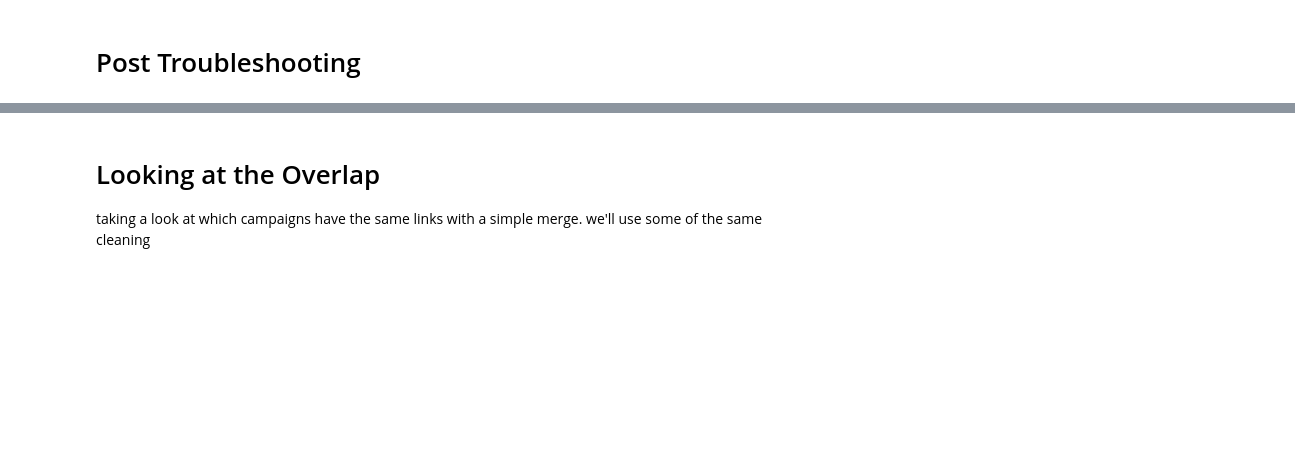
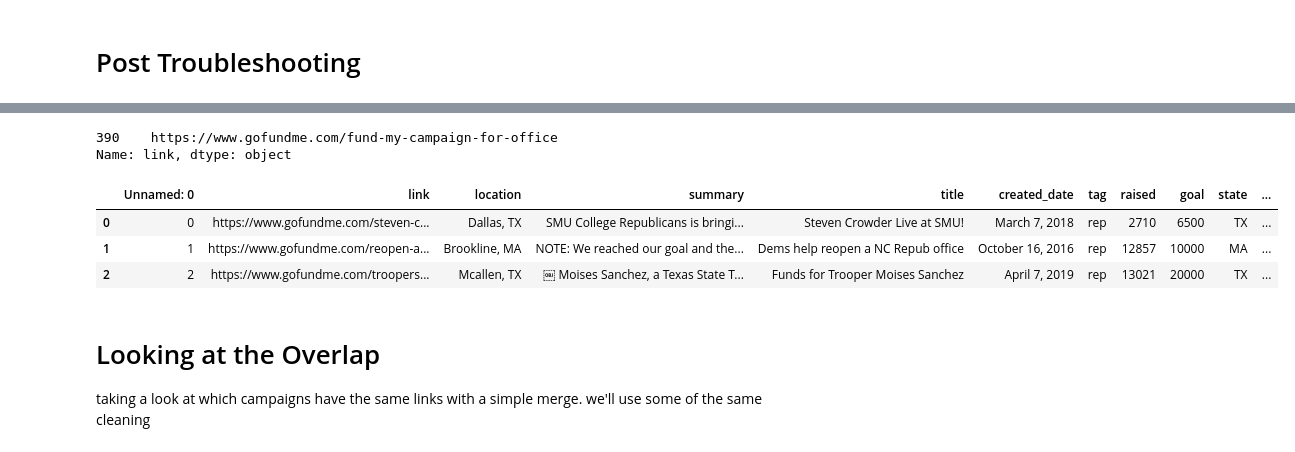
Before and after one commit to lliukrason2/analysis_projects, a Jupyter notebook: gofundme_political/campaign_cleaning.ipynb, the cells around one changed output, grey strips where cells are left out. Saved outputs shown, nothing was run; the diff lists cells and outputs as text; code cells hidden in the pictures; blank space fills up the shorter version.

```diff
--- a/gofundme_political/campaign_cleaning.ipynb
+++ b/gofundme_political/campaign_cleaning.ipynb
@@ -213,0 +279,5 @@ df.to_csv('merged_cleaned_07172019.csv',index=False)
+# %%
+print(df[df['location']=='Green Brook, US'].link)
+# %% [output]
+390    https://www.gofundme.com/fund-my-campaign-for-office
+Name: link, dtype: object
@@ -213,0 +288,7 @@ df.to_csv('merged_cleaned_07172019.csv',index=False)
+# %%
+df.head(3)
+# %% [output]
+|  | Unnamed: 0 | link | location | summary | title | created_date | tag | raised | goal | state | ... |
+| 0 | 0 | https://www.gofundme.com/steven-c... | Dallas, TX | SMU College Republicans is bringi... | Steven Crowder Live at SMU! | March 7, 2018 | rep | 2710 | 6500 | TX | ... |
+| 1 | 1 | https://www.gofundme.com/reopen-a... | Brookline, MA | NOTE: We reached our goal and the... | Dems help reopen a NC Repub office | October 16, 2016 | rep | 12857 | 10000 | MA | ... |
+| 2 | 2 | https://www.gofundme.com/troopers... | Mcallen, TX | ￼ Moises Sanchez, a Texas State T... | Funds for Trooper Moises Sanchez | April 7, 2019 | rep | 13021 | 20000 | TX | ... |
```
Also changed, not shown: parts of 31 cells of this notebook, 2 other files.
